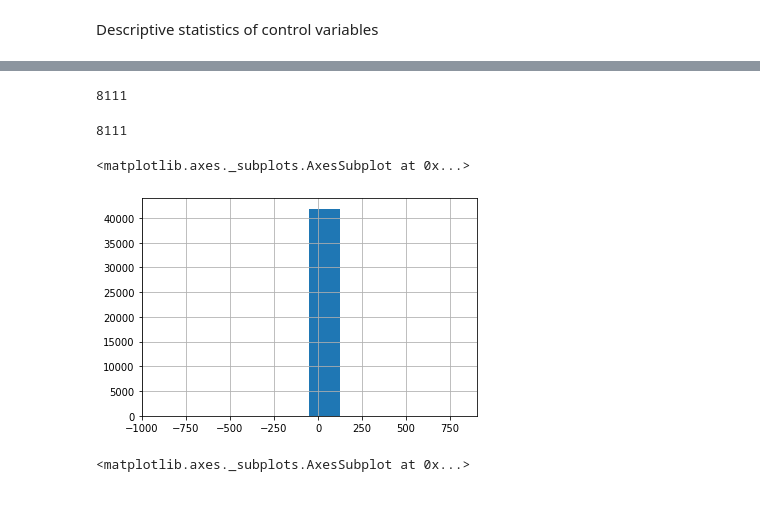
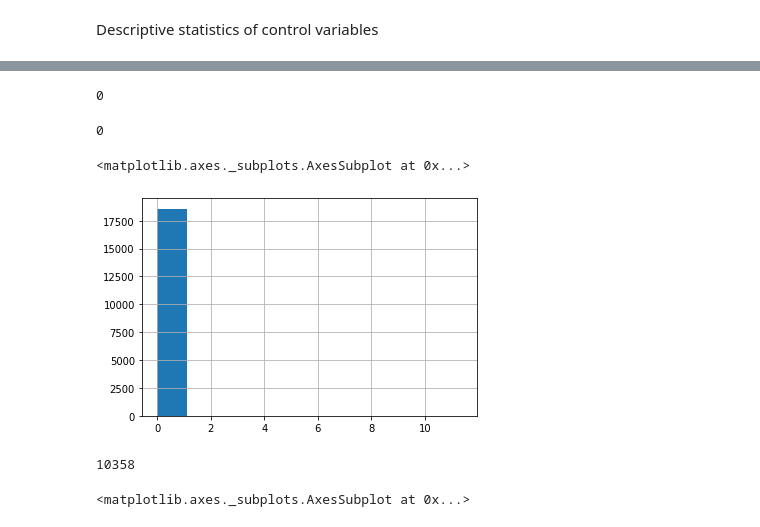
Before and after one commit to pakshingho/ESG, a Jupyter notebook: stats_analysis.ipynb, the cells around one changed output, grey strips where cells are left out. Saved outputs shown, nothing was run; the diff lists cells and outputs as text; code cells hidden in the pictures.

```diff
--- a/stats_analysis.ipynb
+++ b/stats_analysis.ipynb
@@ -6,7 +6,7 @@ from scipy.stats import mstats
 
 from linearmodels import PanelOLS
 # %%
-df = pd.read_csv('data/KLD_Compustat_keep.csv', dtype={'gvkey': str})
+df = pd.read_csv('data/KLD_Compustat_keep.csv', dtype={'gvkey': str, 'sic': str})
 # %%
 df.shape
 # %% [output]
@@ -227,18 +259,22 @@ mean         7.517359
 max         11.356467
 dtype: float64
 # %%
-sum(df['roe']<0)
+sum(df['adi']<0)
 # %% [output]
-8111
+0
 # %%
-sum(pd.Series(wins(df['roe']))<0)
+sum(pd.Series(wins(df['adi']))<0)
 # %% [output]
-8111
+0
 # %%
-df['roe'].hist()
+df['adi'].hist()
 # %% [output]
 <matplotlib.axes._subplots.AxesSubplot at 0x...>
-[figure, old version]
+[figure, new version]
+# %%
+(df['adi'].notna() & df['rdi'].notna()).sum()
+# %% [output]
+10358
 # %%
 pd.Series(wins(df['roe'])).hist()
 # %% [output]
```
Also changed, not shown: parts of 39 cells of this notebook.
